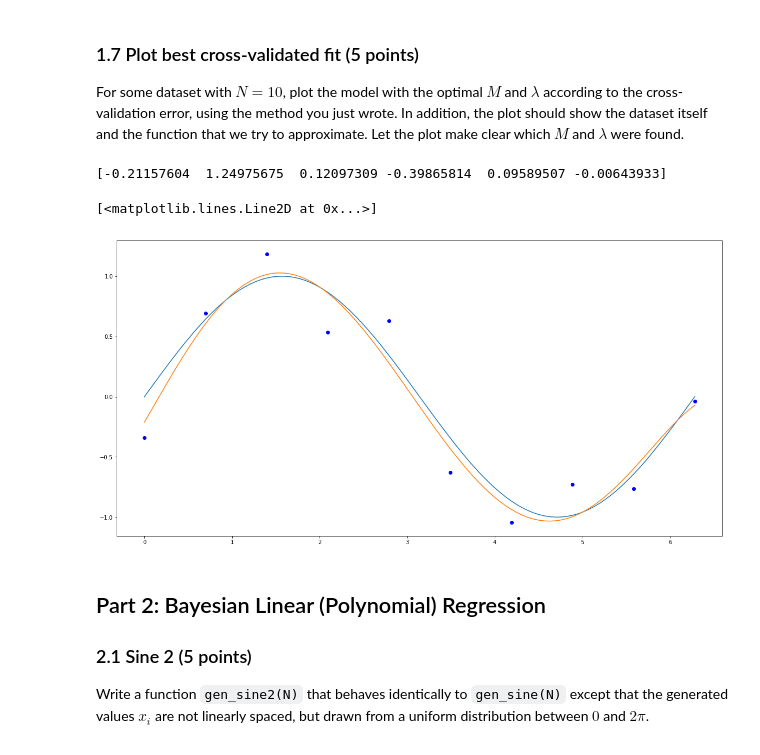
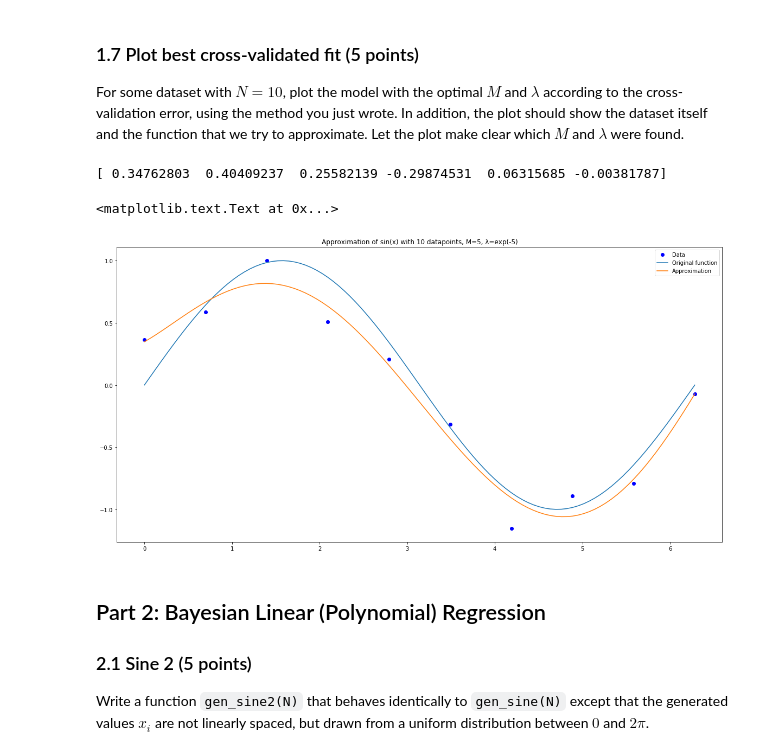
Before and after one commit to ndegier/ML1, a Jupyter notebook: 10683704_12311014_lab1.ipynb, the cells around one changed output. Cells and saved outputs as stored; diff of their text form; code cells hidden in the pictures.

```diff
--- a/10683704_12311014_lab1.ipynb
+++ b/10683704_12311014_lab1.ipynb
@@ -149,11 +150,7 @@ def designmatrix(x, M): # it is highly recommended to write a helper function th
 
 def fit_polynomial(x, t, M):
     Phi = designmatrix(x,M)
-    a = Phi.T * Phi
-    b = a.getI()
-    c = b * Phi.T
-    w_ml = c * matrix(t).T
-    w_ml = w_ml.A1
+    w_ml = ((Phi.T * Phi).getI() * Phi.T * matrix(t).T).A1
     return w_ml, Phi
 # %%
 ### Test your function
@@ -209,11 +206,7 @@ The function should return $\bw$ and $\bPhi$.
 def fit_polynomial_reg(x, t, m, lamb):
     # YOUR CODE HERE
     Phi = designmatrix(x,m)
-    a = lamb * identity(m + 1) + Phi.T * Phi
-    b = a.getI()
-    c = b * Phi.T
-    w_ml = c * matrix(t).T
-    w_ml = w_ml.A1
+    w_ml = ((lamb * identity(m + 1) + Phi.T * Phi).getI() * Phi.T * matrix(t).T).A1
     return w_ml, Phi
 # %%
 ### Test your function
@@ -353,30 +342,33 @@ For some dataset with $N = 10$, plot the model with the optimal $M$ and $\lambda
 # %%
 def random_search(x, t):
     k = 5
     M = random.randint(11)
     lamb_exponent = -1 * random.randint(11)
     error = cross_validation(k, x, t, M, exp(lamb_exponent))
     for a in range(50):
         new_M = M + random.randint(3) - 1
         new_lamb_exponent = lamb_exponent + random.randint(3) - 1
         new_error = cross_validation(k, x, t, new_M, exp(new_lamb_exponent))
         if new_error < error:
             error = new_error
             M = new_M
             lamb_exponent = new_lamb_exponent
 
     return error, M, lamb_exponent
 
 error, M_best, lamb_exponent_best = random_search(x,t)
 w, Phi = fit_polynomial_reg(x,t,M_best, lamb_best)
 print(w)
-plt.plot(x,t, 'bo')
-plt.plot(z, sin(z))
-plt.plot(z, y(z, w))
+plt.plot(x,t, 'bo', label='Data')
+plt.plot(z, sin(z), label='Original function')
+plt.plot(z, y(z, w), label='Approximation')
+plt.legend()
+title = 'Approximation of sin(x) with 10 datapoints,' + 'M={}, '.format(M_best) + r'λ=e^{}'.format('{' + str(lamb_exponent_best) + '}')
+plt.title('Approximation of sin(x) with {} datapoints, M={}, λ=exp({})'.format(N, M_best, lamb_exponent_best))
 # %% [output]
-[-0.21157604  1.24975675  0.12097309 -0.39865814  0.09589507 -0.00643933]
+[ 0.34762803  0.40409237  0.25582139 -0.29874531  0.06315685 -0.00381787]
-[<matplotlib.lines.Line2D at 0x...>]
+<matplotlib.text.Text at 0x...>
-[figure, old version]
+[figure, new version]
 # %% [markdown]
 ## Part 2: Bayesian Linear (Polynomial) Regression
 
```
Also changed, not shown: parts of 18 cells of this notebook.
